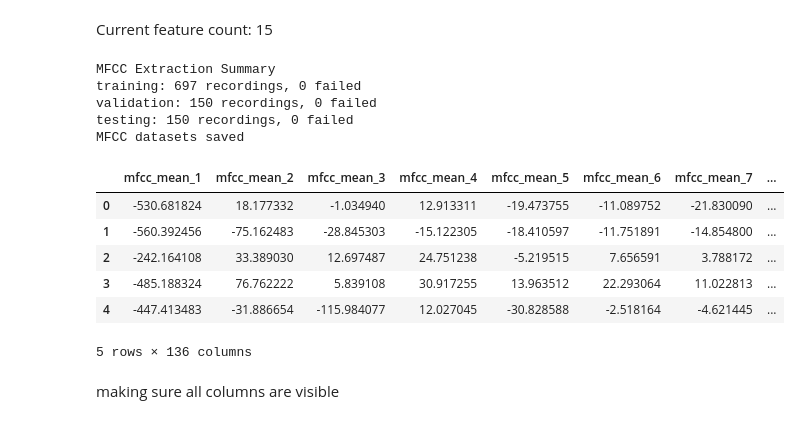
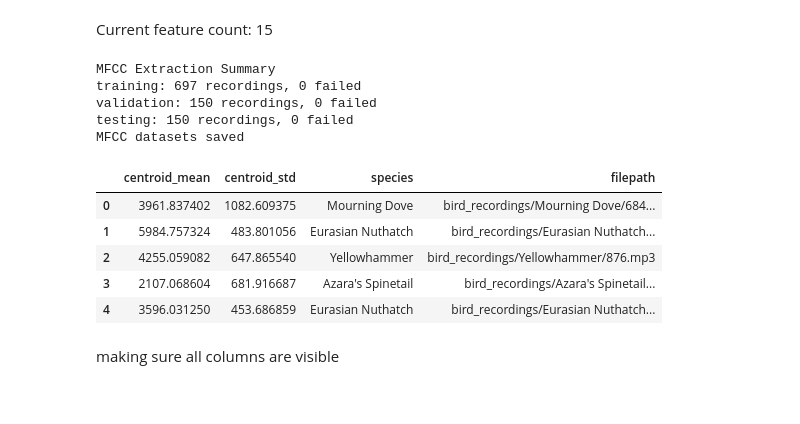
Before and after one commit to Fenera/Bird-Call-Classification-Project, a Jupyter notebook: BirdDataPreparation.ipynb, the cells around one changed output. Drawn from its saved outputs; the diff is of its cells as text; code cells hidden in the pictures.

```diff
--- a/BirdDataPreparation.ipynb
+++ b/BirdDataPreparation.ipynb
@@ -682,21 +638,9 @@ def process_dataset(dataset):
 
     #Create the DataFrame with the extracted features
     feature_columns = (
-        # 20 + 20
-        [f"mfcc_mean_{i}" for i in range(1, 21)] +
-        [f"mfcc_std_{i}" for i in range(1, 21)] +
 
-        # MFCC Delta
-        [f"delta_mean_{i}" for i in range(1, 21)] +
-        [f"delta_std_{i}" for i in range(1, 21)] +
-
-        # MFCC Delta-Delta
-        [f"delta2_mean_{i}" for i in range(1, 21)] +
-        [f"delta2_std_{i}" for i in range(1, 21)] +
-
-        # Spectral Contrast
-        [f"contrast_mean_{i}" for i in range(1, 8)] +
-        [f"contrast_std_{i}" for i in range(1, 8)]
+        # Spectral Centroid (2)
+        ["centroid_mean", "centroid_std"]
     )
 
     mfcc_df = pd.DataFrame(
@@ -709,41 +653,40 @@ def process_dataset(dataset):
     mfcc_df["filepath"] = filepaths
 
     return mfcc_df, failed_files
 
 
 #Extract features separately for each dataset
 train_mfcc, train_failed = process_dataset(train_df)
 val_mfcc, val_failed = process_dataset(val_df)
 test_mfcc, test_failed = process_dataset(test_df)
 
 print("\nMFCC Extraction Summary")
 print(f"training: {len(train_mfcc)} recordings, {len(train_failed)} failed")
 print(f"validation: {len(val_mfcc)} recordings, {len(val_failed)} failed")
 print(f"testing: {len(test_mfcc)} recordings, {len(test_failed)} failed")
 
-#Save extracted features
+#Saave stracted features
 #each dataset with its MFCC features and species labels
 train_mfcc.to_csv("bird_train_mfcc.csv", index=False)
 val_mfcc.to_csv("bird_validation_mfcc.csv", index=False)
 test_mfcc.to_csv("bird_test_mfcc.csv", index=False)
 
 print("MFCC datasets saved")
 
 #View the training features
 display(train_mfcc.head())
 # %% [output]
 MFCC Extraction Summary
 training: 697 recordings, 0 failed
 validation: 150 recordings, 0 failed
 testing: 150 recordings, 0 failed
 MFCC datasets saved
-|  | mfcc_mean_1 | mfcc_mean_2 | mfcc_mean_3 | mfcc_mean_4 | mfcc_mean_5 | mfcc_mean_6 | mfcc_mean_7 | ... |
-| 0 | -530.681824 | 18.177332 | -1.034940 | 12.913311 | -19.473755 | -11.089752 | -21.830090 | ... |
-| 1 | -560.392456 | -75.162483 | -28.845303 | -15.122305 | -18.410597 | -11.751891 | -14.854800 | ... |
-| 2 | -242.164108 | 33.389030 | 12.697487 | 24.751238 | -5.219515 | 7.656591 | 3.788172 | ... |
-| 3 | -485.188324 | 76.762222 | 5.839108 | 30.917255 | 13.963512 | 22.293064 | 11.022813 | ... |
-| 4 | -447.413483 | -31.886654 | -115.984077 | 12.027045 | -30.828588 | -2.518164 | -4.621445 | ... |
+|  | centroid_mean | centroid_std | species | filepath |
+| 0 | 3961.837402 | 1082.609375 | Mourning Dove | bird_recordings/Mourning Dove/684... |
+| 1 | 5984.757324 | 483.801056 | Eurasian Nuthatch | bird_recordings/Eurasian Nuthatch... |
+| 2 | 4255.059082 | 647.865540 | Yellowhammer | bird_recordings/Yellowhammer/876.mp3 |
+| 3 | 2107.068604 | 681.916687 | Azara's Spinetail | bird_recordings/Azara's Spinetail... |
+| 4 | 3596.031250 | 453.686859 | Eurasian Nuthatch | bird_recordings/Eurasian Nuthatch... |
-5 rows × 136 columns
 # %% [markdown]
 making sure all columns are visible
 # %%
```
Also changed, not shown: parts of 11 cells of this notebook.
